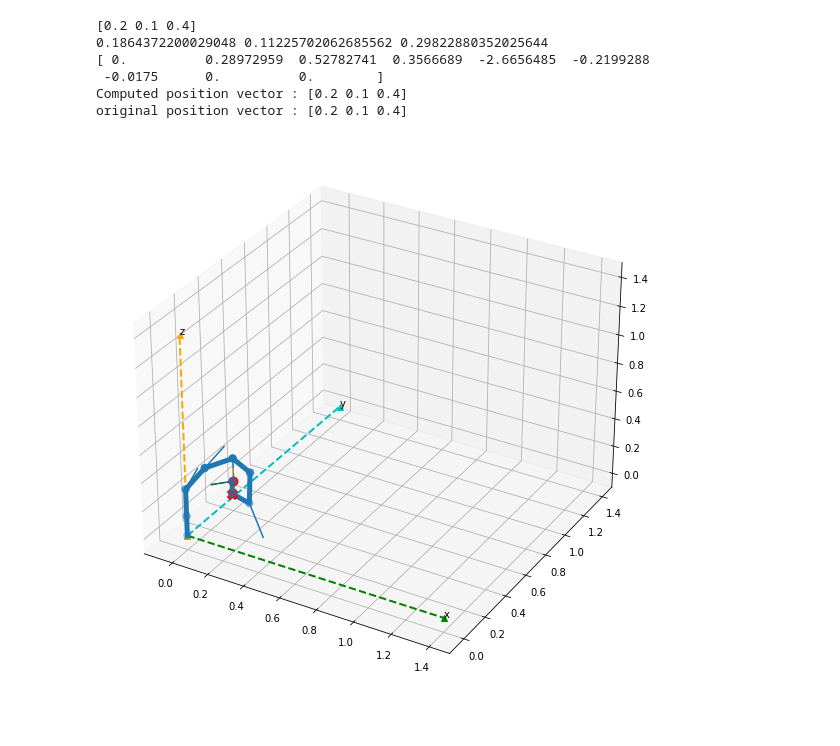
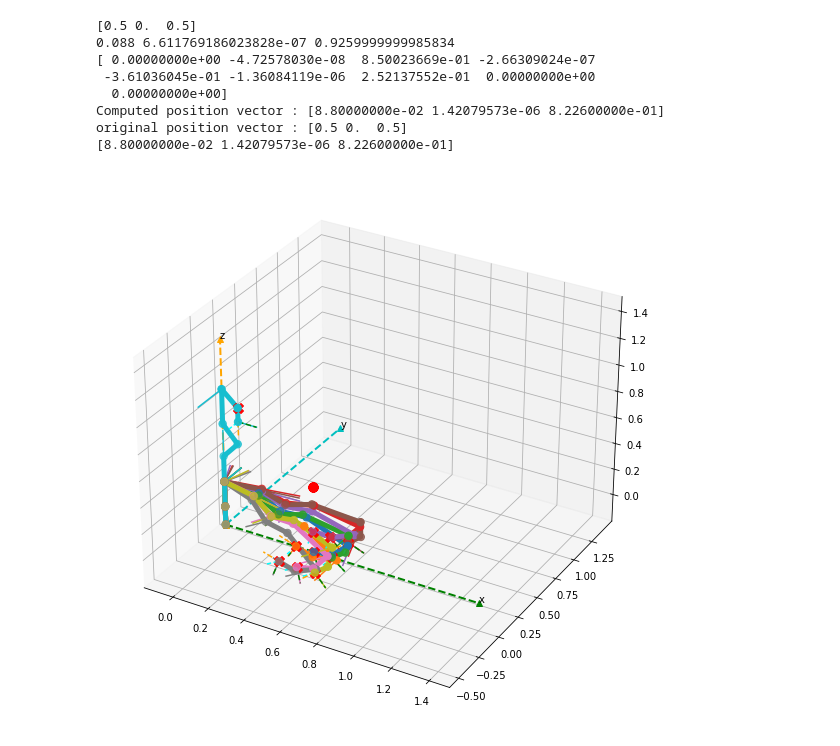
Before and after one commit to KelvinYang0320/IKPY-based-RL-ENV, a Jupyter notebook: RLenv.ipynb, the cells around one changed output. Saved outputs shown, nothing was run; the diff lists cells and outputs as text; code cells hidden in the pictures.

```diff
--- a/RLenv.ipynb
+++ b/RLenv.ipynb
@@ -210,39 +234,67 @@ while not done:
 # %%
 import numpy as np
 fig = plt.figure(figsize = (10, 10))
 ax = plt.gca(projection='3d')
 axis_len = 1.4
 ax.plot([0, axis_len], [0, 0],[0, 0], color='g', marker='^', linestyle='dashed', linewidth=2)
 ax.plot([0, 0], [0, axis_len],[0, 0], color='c', marker='^', linestyle='dashed', linewidth=2)
 ax.plot([0, 0], [0, 0],[0, axis_len], color='orange', marker='^', linestyle='dashed', linewidth=2)
 ax.text(axis_len,0,0,'x')
 ax.text(0,axis_len,0,'y')
 ax.text(0,0,axis_len,'z')
 
-target_position = np.array([0.2, 0.1, 0.4])
+target_position = np.array([0.5, 0, 0.5])
 
 print(target_position)
 # ax = plt.figure().add_subplot(111, projection='3d')
 
 # ax.scatter(1, 2, 3, c='r')
 
 my_chain = Chain.from_urdf_file("./panda_with_bound.URDF")
 my_chain_ = Chain.from_urdf_file("./panda_with_bound_nofinger_center.URDF")
-next_action = my_chain.inverse_kinematics(target_position)
+
+next_action = my_chain.inverse_kinematics(np.array([0.5, 0, 0]))
 my_chain.plot(next_action, ax, target_position)
-
-joint6Pos = my_chain_.forward_kinematics(next_action[0:-1], full_kinematics=False)[:3, 3]
+next_action = my_chain.inverse_kinematics(np.array([0.4, 0, 0]))
+my_chain.plot(next_action, ax, target_position)
+next_action = my_chain.inverse_kinematics(np.array([0.6, 0, 0]))
+my_chain.plot(next_action, ax, target_position)
+next_action = my_chain.inverse_kinematics(np.array([0.5, 0.2, 0]))
+my_chain.plot(next_action, ax, target_position)
+next_action = my_chain.inverse_kinematics(np.array([0.4, 0.2, 0]))
+my_chain.plot(next_action, ax, target_position)
+next_action = my_chain.inverse_kinematics(np.array([0.6, 0.2, 0]))
+my_chain.plot(next_action, ax, target_position)
+next_action = my_chain.inverse_kinematics(np.array([0.5, -0.2, 0]))
+my_chain.plot(next_action, ax, target_position)
+next_action = my_chain.inverse_kinematics(np.array([0.4, -0.2, 0]))
+my_chain.plot(next_action, ax, target_position)
+next_action = my_chain.inverse_kinematics(np.array([0.6, -0.2, 0]))
+my_chain.plot(next_action, ax, target_position)
+joint6Pos = my_chain_.forward_kinematics([0]*8, full_kinematics=False)[:3, 3]
 print(joint6Pos[0], joint6Pos[1], joint6Pos[2])
 ax.scatter(joint6Pos[0], joint6Pos[1], joint6Pos[2], c='r',s=100, marker = 'X')
-
+ax.scatter(0.5, 0, 0, c='r',s=100, marker = 'X')
+ax.scatter(0.4, 0, 0, c='r',s=100, marker = 'X')
+ax.scatter(0.6, 0, 0, c='r',s=100, marker = 'X')
+ax.scatter(0.4, 0.2, 0, c='r',s=100, marker = 'X')
+ax.scatter(0.5, 0.2, 0, c='r',s=100, marker = 'X')
+ax.scatter(0.6, 0.2, 0, c='r',s=100, marker = 'X')
+ax.scatter(0.4, -0.2, 0, c='r',s=100, marker = 'X')
+ax.scatter(0.5, -0.2, 0, c='r',s=100, marker = 'X')
+ax.scatter(0.6, -0.2, 0, c='r',s=100, marker = 'X')
 print(my_chain.inverse_kinematics(target_position))
-real_frame = my_chain.forward_kinematics(next_action, full_kinematics=False)[:3, 3]
+real_frame = my_chain.forward_kinematics([0]*9, full_kinematics=False)[:3, 3]
 print("Computed position vector : %s\noriginal position vector : %s" % (real_frame, target_position))
+print(my_chain.forward_kinematics([0]*9, full_kinematics=False)[:3, 3])
+my_chain.plot([0]*9, ax, target_position)
 # %% [output]
-[0.2 0.1 0.4]
-0.1864372200029048 0.11225702062685562 0.29822880352025644
-[ 0.          0.28972959  0.52782741  0.3566689  -2.6656485  -0.2199288
- -0.0175      0.          0.        ]
-Computed position vector : [0.2 0.1 0.4]
-original position vector : [0.2 0.1 0.4]
+[0.5 0.  0.5]
+0.088 6.611769186023828e-07 0.9259999999985834
+[ 0.00000000e+00 -4.72578030e-08  8.50023669e-01 -2.66309024e-07
+ -3.61036045e-01 -1.36084119e-06  2.52137552e-01  0.00000000e+00
+  0.00000000e+00]
+Computed position vector : [8.80000000e-02 1.42079573e-06 8.22600000e-01]
+original position vector : [0.5 0.  0.5]
+[8.80000000e-02 1.42079573e-06 8.22600000e-01]
-[figure, old version]
+[figure, new version]
```
Also changed, not shown: parts of 6 cells of this notebook, 45 other files.
